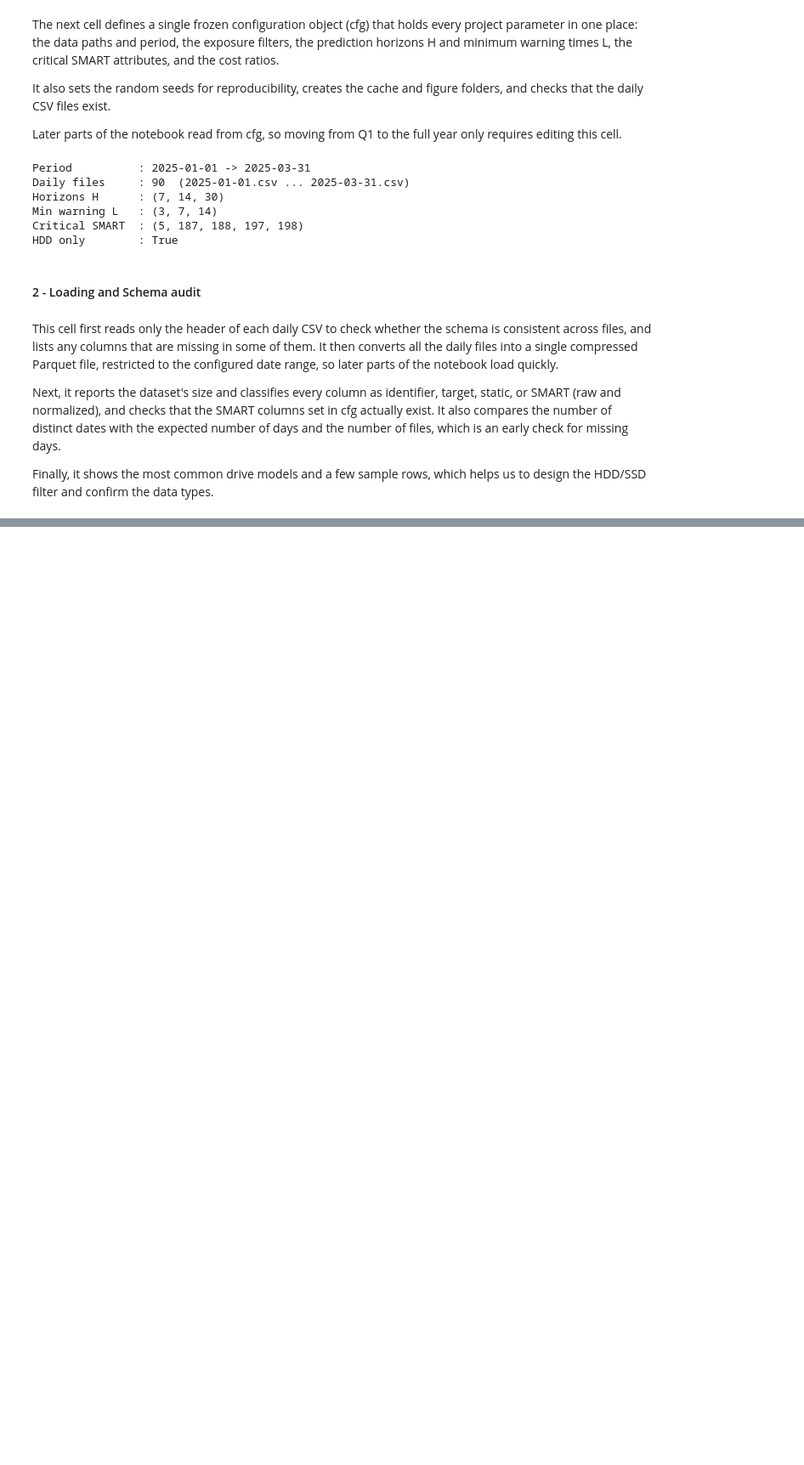
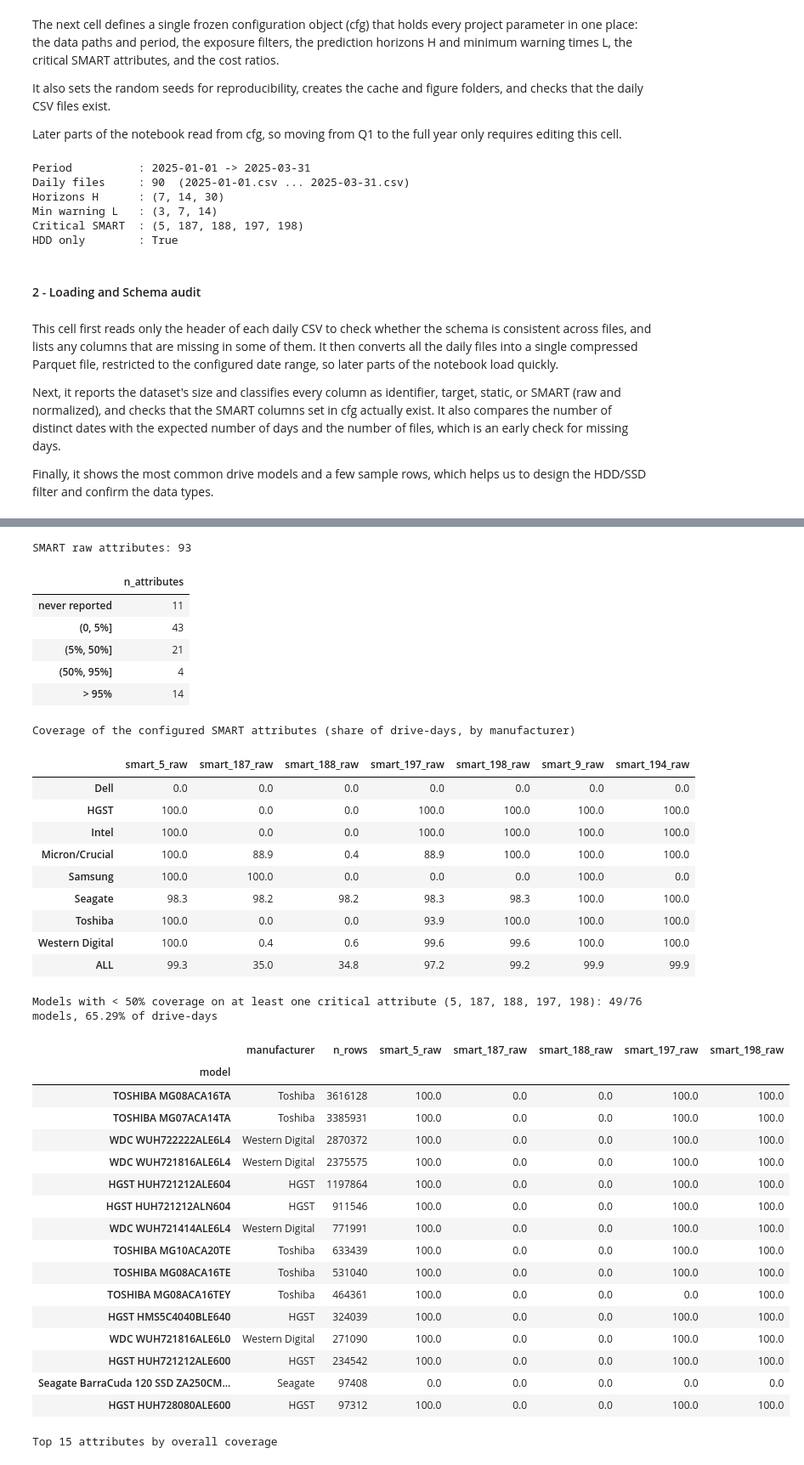
Before and after one commit to tarteeg/disk-failure-analysis, a Jupyter notebook: notebooks/eda_q1_2025.ipynb, the cells around one changed output, grey strips where cells are left out. Shown at 85% size. Cells and saved outputs as stored; diff of their text form; code cells hidden in the pictures; blank space fills up the shorter version.

```diff
--- a/notebooks/eda_q1_2025.ipynb
+++ b/notebooks/eda_q1_2025.ipynb
@@ -216,0 +394,78 @@ Distinct models: 76
+# %%
+# --- 1. One scan: non-null counts per model and per raw SMART attribute ---
+count_exprs = ", ".join(f'COUNT("{c}") AS "{c}"' for c in smart_raw)
+nn = con.execute(f"SELECT model, COUNT(*) AS n_rows, {count_exprs} FROM dq GROUP BY model").df()
+nn["manufacturer"] = nn["model"].map(manufacturer_of)
+
+def coverage(counts):
+    """Share of drive-days with a non-null value, from summed non-null counts (drive-day weighted)."""
+    return counts[smart_raw].sum() / counts["n_rows"].sum()
+
+cov_model = nn.set_index("model")[smart_raw].div(nn.set_index("model")["n_rows"], axis=0)
+cov_manuf = pd.DataFrame({m: coverage(g) for m, g in nn.groupby("manufacturer")}).T
+cov_all   = coverage(nn)
+cov_model.to_csv(cfg.cache_dir / "smart_raw_coverage_by_model.csv")
+
+# --- 2. Overall picture: how many attributes are usable? ---
+bins = pd.cut(cov_all, [-1e-9, 0, 0.05, 0.5, 0.95, 1.0], labels=["never reported", "(0, 5%]", "(5%, 50%]", "(50%, 95%]", "> 95%"])
+print(f"SMART raw attributes: {len(smart_raw)}")
+display(bins.value_counts().sort_index().rename("n_attributes").to_frame())
+
+# --- 3. Configured attributes (critical + others): overall and per manufacturer ---
+focus = cfg.critical_cols_raw + cfg.other_cols_raw
+cov_focus = cov_manuf[focus].copy()
+cov_focus.loc["ALL"] = cov_all[focus]
+print("Coverage of the configured SMART attributes (share of drive-days, by manufacturer)")
+display((100 * cov_focus).round(1))
+
+# --- 4. Models that do not report the critical attributes (weighted by their exposure) ---
+crit = cfg.critical_cols_raw
+exposure = nn.set_index("model")["n_rows"]
+missing_crit = (cov_model[crit] < 0.5).rename(columns=lambda c: c.replace("smart_", "").replace("_raw", ""))
+lack = missing_crit.any(axis=1)
+print(f"Models with < 50% coverage on at least one critical attribute {cfg.critical_smart}: "
+      f"{lack.sum()}/{len(cov_model)} models, {exposure[lack].sum() / exposure.sum():.2%} of drive-days")
+display(pd.concat([nn.set_index("model")[["manufacturer", "n_rows"]], (100 * cov_model[crit]).round(1)], axis=1)
+        .loc[lack].sort_values("n_rows", ascending=False).head(15))
+
+# --- 5. Attributes with the best coverage overall ---
+print("Top 15 attributes by overall coverage")
+display((100 * cov_all.sort_values(ascending=False).head(15)).round(1).rename("coverage_%").to_frame())
+# %% [output]
+SMART raw attributes: 93
+|  | n_attributes |
+| never reported | 11 |
+| (0, 5%] | 43 |
+| (5%, 50%] | 21 |
+| (50%, 95%] | 4 |
+| > 95% | 14 |
+Coverage of the configured SMART attributes (share of drive-days, by manufacturer)
+|  | smart_5_raw | smart_187_raw | smart_188_raw | smart_197_raw | smart_198_raw | smart_9_raw | smart_194_raw |
+| Dell | 0.0 | 0.0 | 0.0 | 0.0 | 0.0 | 0.0 | 0.0 |
+| HGST | 100.0 | 0.0 | 0.0 | 100.0 | 100.0 | 100.0 | 100.0 |
+| Intel | 100.0 | 0.0 | 0.0 | 100.0 | 100.0 | 100.0 | 100.0 |
+| Micron/Crucial | 100.0 | 88.9 | 0.4 | 88.9 | 100.0 | 100.0 | 100.0 |
+| Samsung | 100.0 | 100.0 | 0.0 | 0.0 | 0.0 | 100.0 | 0.0 |
+| Seagate | 98.3 | 98.2 | 98.2 | 98.3 | 98.3 | 100.0 | 100.0 |
+| Toshiba | 100.0 | 0.0 | 0.0 | 93.9 | 100.0 | 100.0 | 100.0 |
+| Western Digital | 100.0 | 0.4 | 0.6 | 99.6 | 99.6 | 100.0 | 100.0 |
+| ALL | 99.3 | 35.0 | 34.8 | 97.2 | 99.2 | 99.9 | 99.9 |
+Models with < 50% coverage on at least one critical attribute (5, 187, 188, 197, 198): 49/76 models, 65.29% of drive-days
+|  | manufacturer | n_rows | smart_5_raw | smart_187_raw | smart_188_raw | smart_197_raw | smart_198_raw |
+| model |  |  |  |  |  |  |  |
+| TOSHIBA MG08ACA16TA | Toshiba | 3616128 | 100.0 | 0.0 | 0.0 | 100.0 | 100.0 |
+| TOSHIBA MG07ACA14TA | Toshiba | 3385931 | 100.0 | 0.0 | 0.0 | 100.0 | 100.0 |
+| WDC WUH722222ALE6L4 | Western Digital | 2870372 | 100.0 | 0.0 | 0.0 | 100.0 | 100.0 |
+| WDC WUH721816ALE6L4 | Western Digital | 2375575 | 100.0 | 0.0 | 0.0 | 100.0 | 100.0 |
+| HGST HUH721212ALE604 | HGST | 1197864 | 100.0 | 0.0 | 0.0 | 100.0 | 100.0 |
+| HGST HUH721212ALN604 | HGST | 911546 | 100.0 | 0.0 | 0.0 | 100.0 | 100.0 |
+| WDC WUH721414ALE6L4 | Western Digital | 771991 | 100.0 | 0.0 | 0.0 | 100.0 | 100.0 |
+| TOSHIBA MG10ACA20TE | Toshiba | 633439 | 100.0 | 0.0 | 0.0 | 100.0 | 100.0 |
+| TOSHIBA MG08ACA16TE | Toshiba | 531040 | 100.0 | 0.0 | 0.0 | 100.0 | 100.0 |
+| TOSHIBA MG08ACA16TEY | Toshiba | 464361 | 100.0 | 0.0 | 0.0 | 0.0 | 100.0 |
+| HGST HMS5C4040BLE640 | HGST | 324039 | 100.0 | 0.0 | 0.0 | 100.0 | 100.0 |
+| WDC WUH721816ALE6L0 | Western Digital | 271090 | 100.0 | 0.0 | 0.0 | 100.0 | 100.0 |
+| HGST HUH721212ALE600 | HGST | 234542 | 100.0 | 0.0 | 0.0 | 100.0 | 100.0 |
+| Seagate BarraCuda 120 SSD ZA250CM... | Seagate | 97408 | 0.0 | 0.0 | 0.0 | 0.0 | 0.0 |
+| HGST HUH728080ALE600 | HGST | 97312 | 100.0 | 0.0 | 0.0 | 100.0 | 100.0 |
+Top 15 attributes by overall coverage
```
Also changed, not shown: parts of 8 cells of this notebook.
